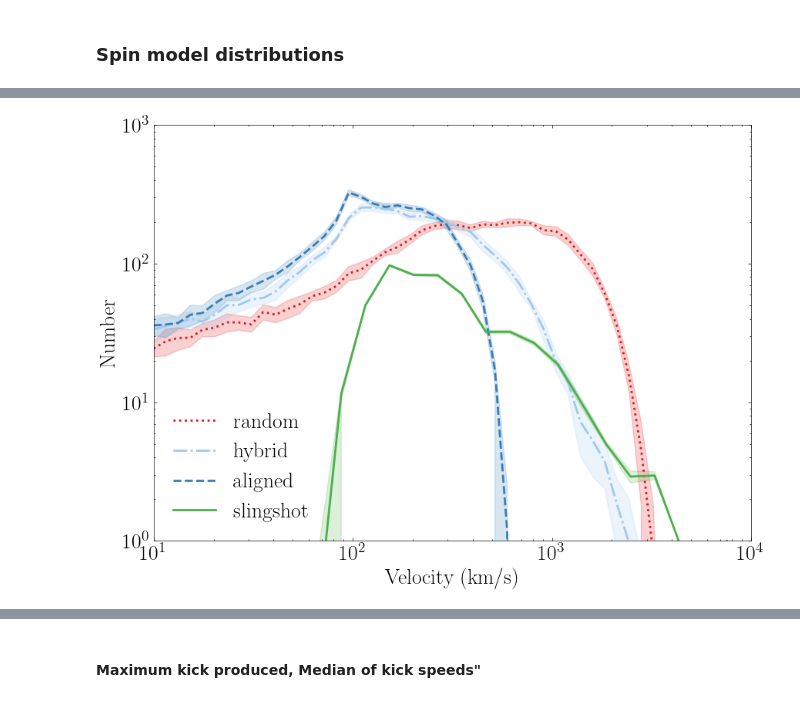
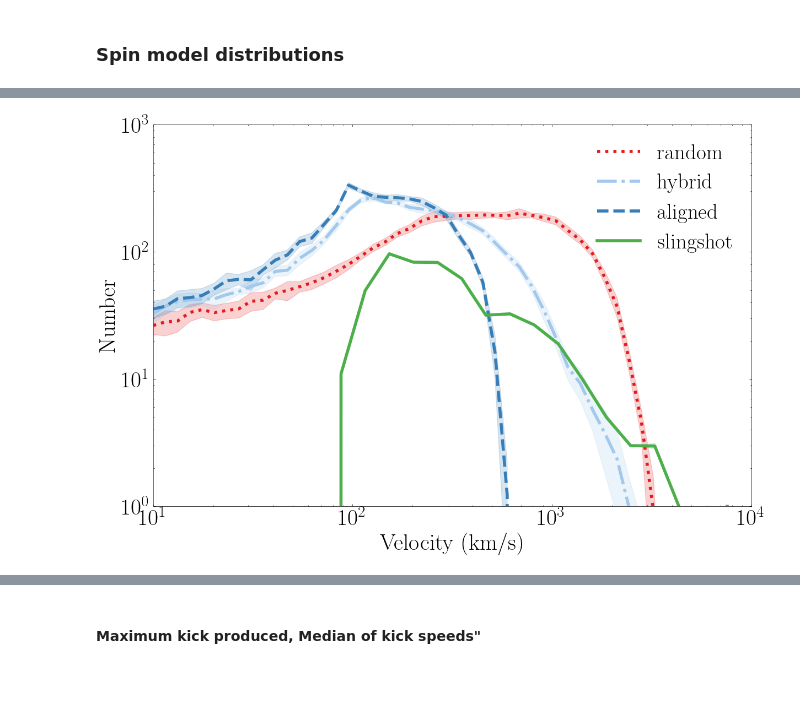
Before and after one commit to pranav-satheesh/Triple-MBH-Illustris, a Jupyter notebook: notebooks/kick_rates_and_ejections.ipynb, the cells around one changed output, grey strips where cells are left out. Saved outputs shown, nothing was run; the diff lists cells and outputs as text; code cells hidden in the pictures.

```diff
--- a/notebooks/kick_rates_and_ejections.ipynb
+++ b/notebooks/kick_rates_and_ejections.ipynb
@@ -93,11 +94,16 @@ aligned_kick_counts = kickcount.Nvkicks(iso_bin,weak_tr,strong_tr,Nruns,velocity
 # %%
 kick_types_data = {
     'random': (rand_kick_counts, velocity_bins_rand),
     'hybrid': (hybrid_kick_counts, velocity_bins_rand),
     'aligned': (aligned_kick_counts, velocity_bins_rand),
     'slingshot': (slingshot_kick_counts, velocity_bins_sling)
 }
 
+set_plot_style(linewidth=4,labelsize=30,legendsize=28,ticksize=30,bold=True)
 fig,ax = kickcount.plot_kick_distribution(kick_types_data)
+fig.set_size_inches(14,9)
+ax.legend(loc='upper yright')
+fig
+fig.savefig("../Figures/v-dist-for-all-kicks.pdf")
 # %% [output]
-[figure, old version]
+[figure, new version]
```
Also changed, not shown: parts of 2 cells of this notebook, 12 other files.
